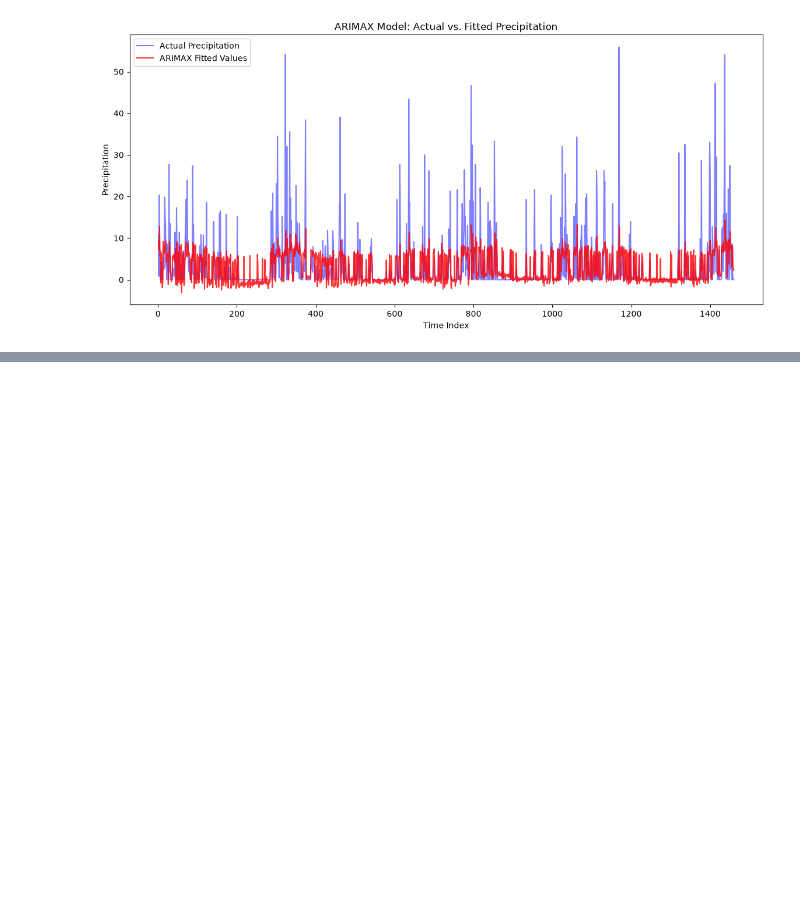
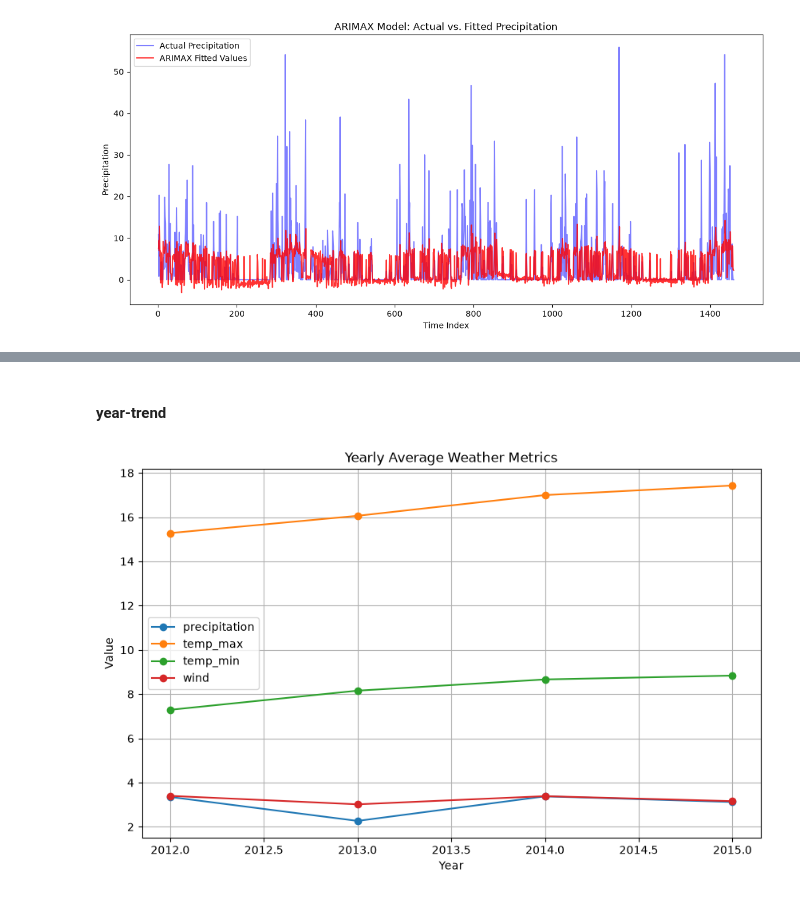
Before and after one commit to AnujThakur-ai/weather-analysis-and-prediction, a Jupyter notebook: weather.ipynb, the cells around one changed output, grey strips where cells are left out. Drawn from its saved outputs; the diff is of its cells as text; code cells hidden in the pictures; blank space fills up the shorter version.

```diff
--- a/weather.ipynb
+++ b/weather.ipynb
@@ -814,0 +882,11 @@ plt.show()
+# %%
+# 1. Convert the column to datetime first
+data['date'] = pd.to_datetime(data['date'])
+
+
+data['year'] = data['date'].dt.year
+data['month'] = data['date'].dt.month
+data['day'] = data['date'].dt.day
+data['week_day'] = data['date'].dt.day_name()
+
+data.head()
@@ -814,0 +900,19 @@ plt.show()
+# %% [markdown]
+#### year-trend
+# %%
+
+plt.figure(figsize=(10, 6))
+
+# 1. Group by year and calculate the mean
+yearly_data = data.groupby('year')[['precipitation', 'temp_max', 'temp_min', 'wind']].mean()
+
+# 2. Plot directly using pandas (passing plt.gca() to use your figure size)
+yearly_data.plot(ax=plt.gca(), marker='o')
+
+plt.title('Yearly Average Weather Metrics')
+plt.xlabel('Year')
+plt.ylabel('Value')
+plt.grid(True)
+plt.show()
+# %% [output]
+[figure, added]
```
Also changed, not shown: parts of 36 cells of this notebook.
